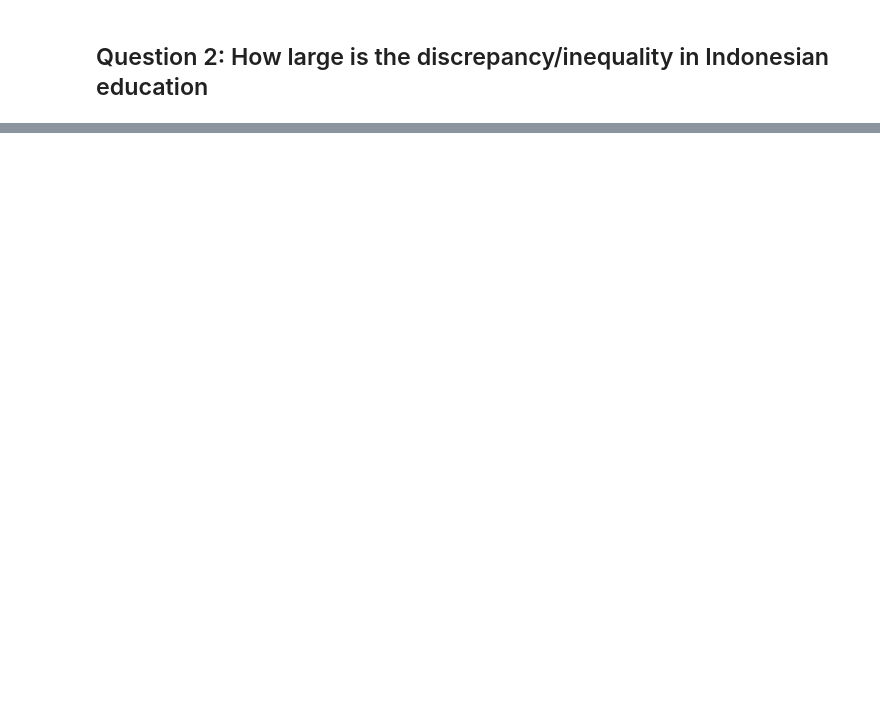
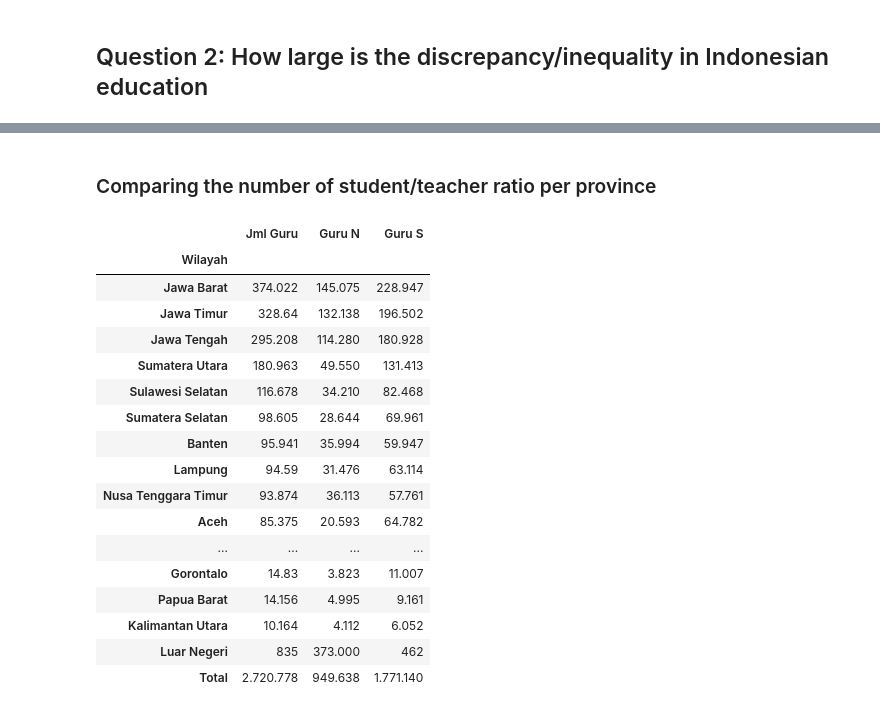
Before and after one commit to steinist/National-School-Data, a Jupyter notebook: National School Data Analysis - Wardaya College.ipynb, the cells around one changed output, grey strips where cells are left out. Cells and saved outputs as stored; diff of their text form; code cells hidden in the pictures; blank space fills up the shorter version.

```diff
--- a/National School Data Analysis - Wardaya College.ipynb
+++ b/National School Data Analysis - Wardaya College.ipynb
@@ -196,0 +275,28 @@ slope: [[0.14752335]]
+# %% [markdown]
+### Comparing the number of student/teacher ratio per province
+# %%
+# Do a slicing on data murid and data guru
+df_murid = df_m[0]["Total"].set_index(df_m[0]["Wilayah"]["Wilayah"].map(lambda x: x.lstrip('Prov.').lstrip(' ')))
+df_murid.columns = ["Jml Murid", "Murid N", "Murid S"]
+
+df_guru = df_g[0]["Total"].set_index(df_g[0]["Wilayah"]["Wilayah"].map(lambda x: x.lstrip('Prov.').lstrip(' ')))
+df_guru.columns = ["Jml Guru", "Guru N", "Guru S"]
+# %% [output]
+|  | Jml Guru | Guru N | Guru S |
+| Wilayah |  |  |  |
+| Jawa Barat | 374.022 | 145.075 | 228.947 |
+| Jawa Timur | 328.64 | 132.138 | 196.502 |
+| Jawa Tengah | 295.208 | 114.280 | 180.928 |
+| Sumatera Utara | 180.963 | 49.550 | 131.413 |
+| Sulawesi Selatan | 116.678 | 34.210 | 82.468 |
+| Sumatera Selatan | 98.605 | 28.644 | 69.961 |
+| Banten | 95.941 | 35.994 | 59.947 |
+| Lampung | 94.59 | 31.476 | 63.114 |
+| Nusa Tenggara Timur | 93.874 | 36.113 | 57.761 |
+| Aceh | 85.375 | 20.593 | 64.782 |
+| ... | ... | ... | ... |
+| Gorontalo | 14.83 | 3.823 | 11.007 |
+| Papua Barat | 14.156 | 4.995 | 9.161 |
+| Kalimantan Utara | 10.164 | 4.112 | 6.052 |
+| Luar Negeri | 835 | 373.000 | 462 |
+| Total | 2.720.778 | 949.638 | 1.771.140 |
```
Also changed, not shown: parts of 37 cells of this notebook.
